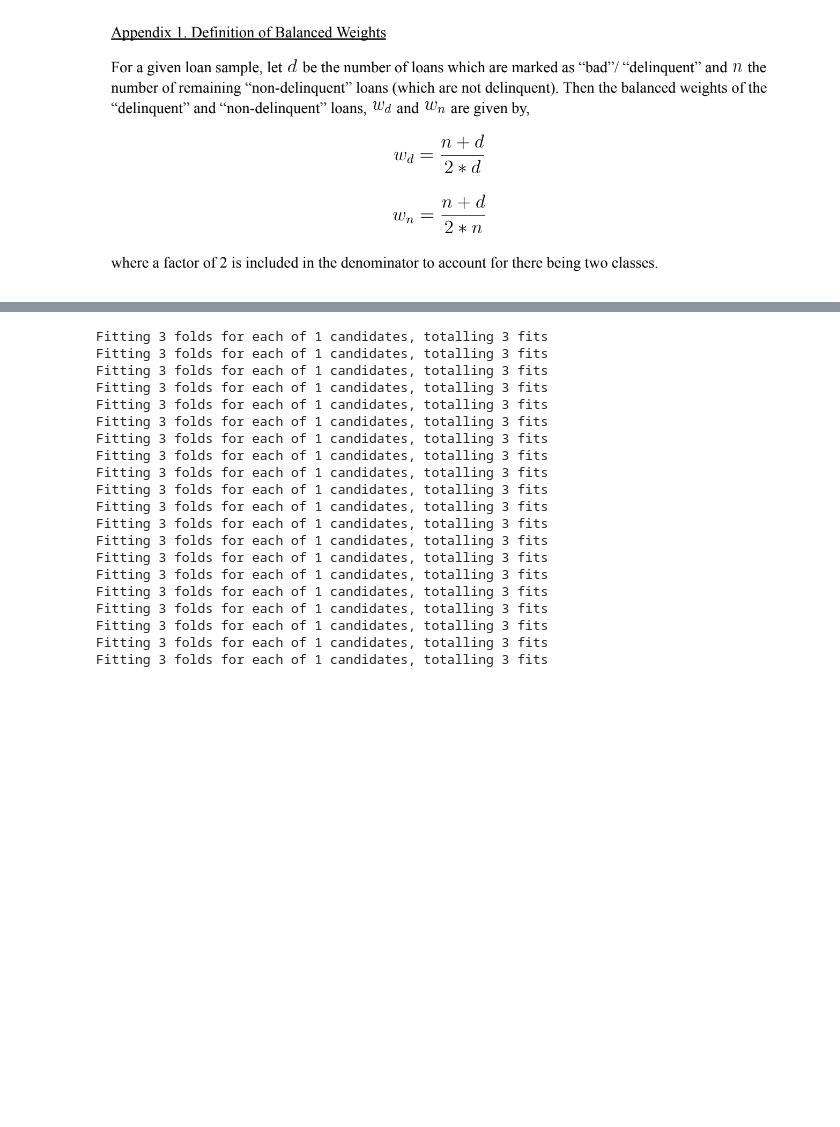
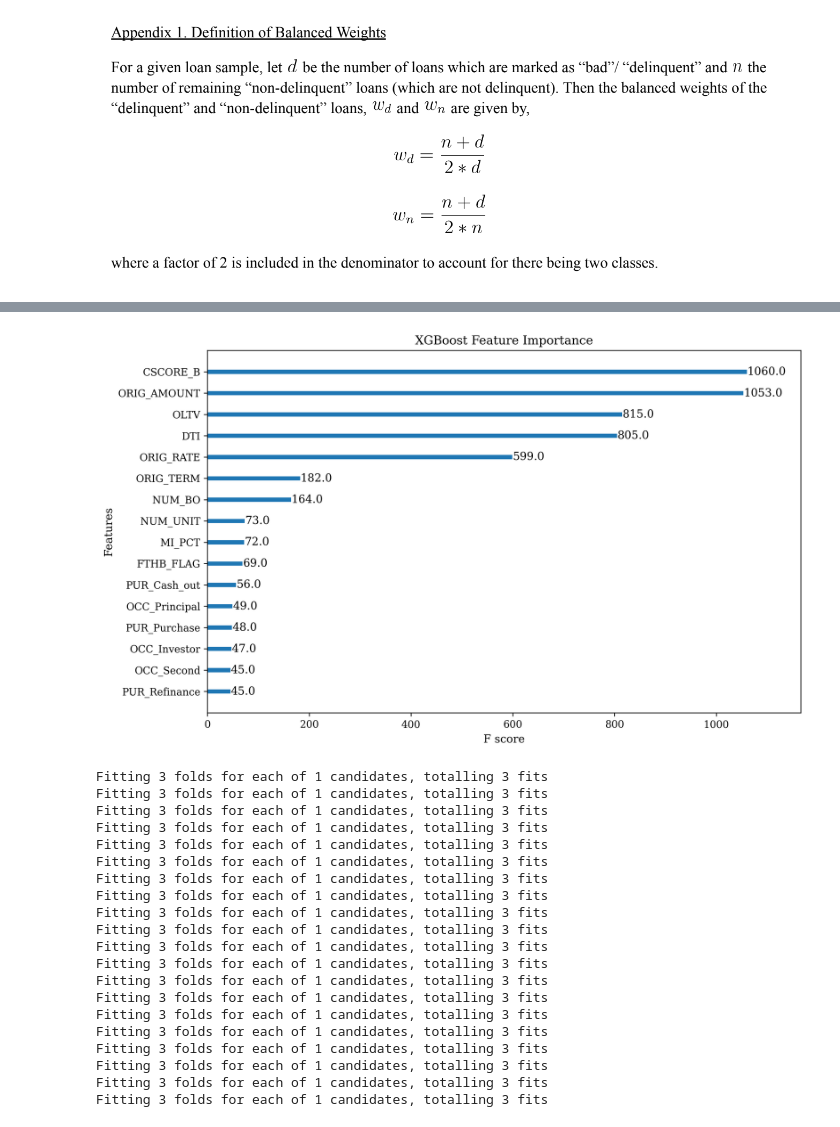
Before and after one commit to MIE479-2024/msf-capstone-crm, a Jupyter notebook: default_modelling/XGBoost/xgboost_train.ipynb, the cells around one changed output, grey strips where cells are left out. Saved outputs shown, nothing was run; the diff lists cells and outputs as text; code cells hidden in the pictures; blank space fills up the shorter version.

```diff
--- a/default_modelling/XGBoost/xgboost_train.ipynb
+++ b/default_modelling/XGBoost/xgboost_train.ipynb
@@ -227,3 +221,26 @@ weighted avg       0.96      0.86      0.90    978028
+# %%
+
+mpl.rcParams.update({
+    'font.family': 'serif',  # Use serif fonts
+    'font.size': 11,  # General font size
+    'axes.titlesize': 12,  # Title font size
+    'axes.labelsize': 11,  # Label font size
+    'xtick.labelsize': 10,  # X-axis tick font size
+    'ytick.labelsize': 10,  # Y-axis tick font size
+    'legend.fontsize': 10,  # Legend font size
+    'figure.dpi': 300,  # Higher resolution for reports
+    'savefig.dpi': 300,  # Resolution for saved figures
+})
+ax = xgb.plot_importance(scalar_weight_xgb)
+ax.grid(False)
+fig = ax.get_figure()
+fig.set_size_inches(10, 6)
+ax.set_title("XGBoost Feature Importance")
+
+plt.tight_layout()
+plt.show()
+# %% [output]
+[figure, added]
 # %%
 search_space = {
     "max_depth": (3, 10),
```
Also changed, not shown: parts of 11 cells of this notebook.
